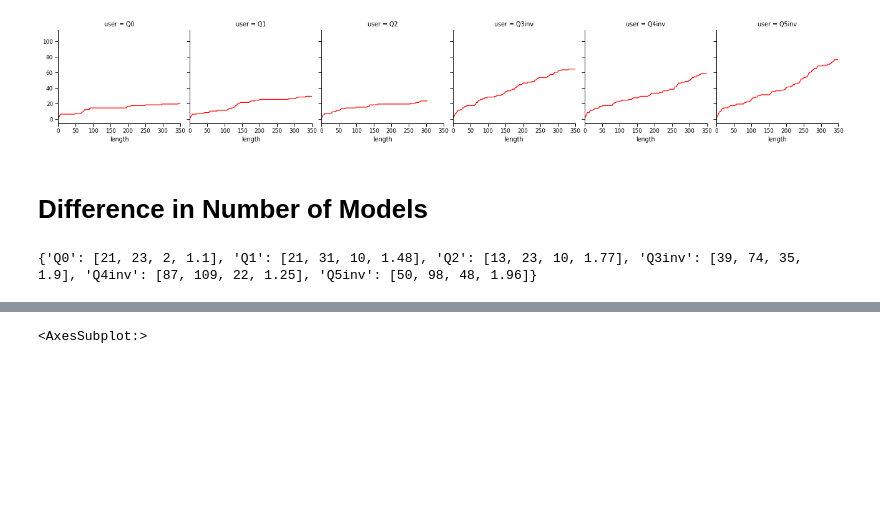
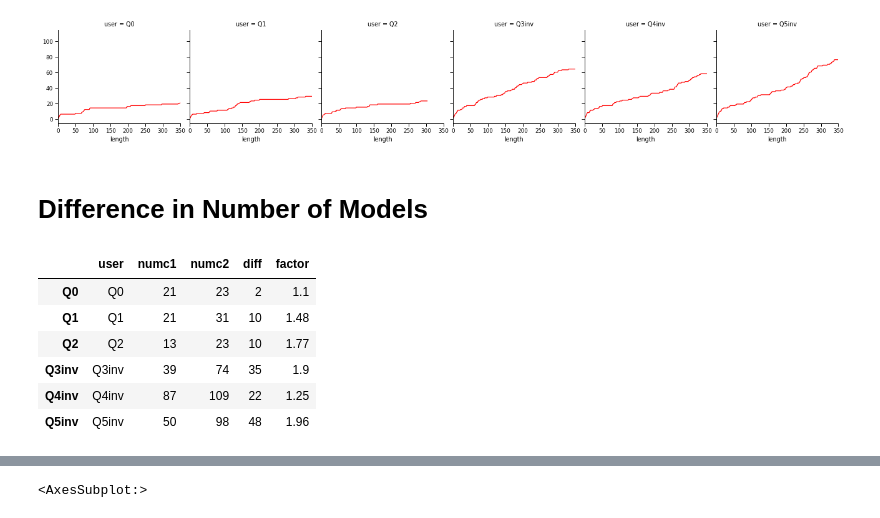
Before and after one commit to ircam-ismm/nime2022-elicitation-demo, a Jupyter notebook: notebooks/pilot_data.ipynb, the cells around one changed output, grey strips where cells are left out. Cells and saved outputs as stored; diff of their text form; code cells hidden in the pictures; blank space fills up the shorter version.

```diff
--- a/notebooks/pilot_data.ipynb
+++ b/notebooks/pilot_data.ipynb
@@ -62,21 +62,25 @@ grid.set(xlim=(0, 350))
 # %% [markdown]
 # Difference in Number of Models
 # %%
-# dict of user id to array [ max. reached model for c1, for c2, delta ]
-maxmodel = {}
+# dataframe of user id to [ max. reached model for c1, for c2, delta, improvement factor ]
+maxmodel = pd.DataFrame(columns=['user', 'numc1', 'numc2', 'diff', 'factor'])
 
 for p, grp in select(df, condition='c1').groupby('user'):
-    maxmodel[p] = list(grp.length.tail(1))[0]
+    maxmodel.loc[p] = [ p, list(grp.length.tail(1))[0], 0, 0, 0 ]
 
 for p, grp in select(df, condition='c2').groupby('user'):
-    nc1 = maxmodel[p]
+    nc1 = maxmodel.at[p, 'numc1']
     nc2 = list(grp.length.tail(1))[0]
     diff = nc2 - nc1
     pct  = round(nc2 / nc1 * 1, 2)
-    maxmodel[p] = [ nc1, nc2, diff, pct ]
+    maxmodel.at[p] = [ p, nc1, nc2, diff, pct ]
 
-print(maxmodel)
-
-#grp.plot('then', 'length', ax=axs[1], label=i)
+maxmodel
 # %% [output]
-{'Q0': [21, 23, 2, 1.1], 'Q1': [21, 31, 10, 1.48], 'Q2': [13, 23, 10, 1.77], 'Q3inv': [39, 74, 35, 1.9], 'Q4inv': [87, 109, 22, 1.25], 'Q5inv': [50, 98, 48, 1.96]}
+|  | user | numc1 | numc2 | diff | factor |
+| Q0 | Q0 | 21 | 23 | 2 | 1.1 |
+| Q1 | Q1 | 21 | 31 | 10 | 1.48 |
+| Q2 | Q2 | 13 | 23 | 10 | 1.77 |
+| Q3inv | Q3inv | 39 | 74 | 35 | 1.9 |
+| Q4inv | Q4inv | 87 | 109 | 22 | 1.25 |
+| Q5inv | Q5inv | 50 | 98 | 48 | 1.96 |
```
Also changed, not shown: parts of 4 cells of this notebook.
